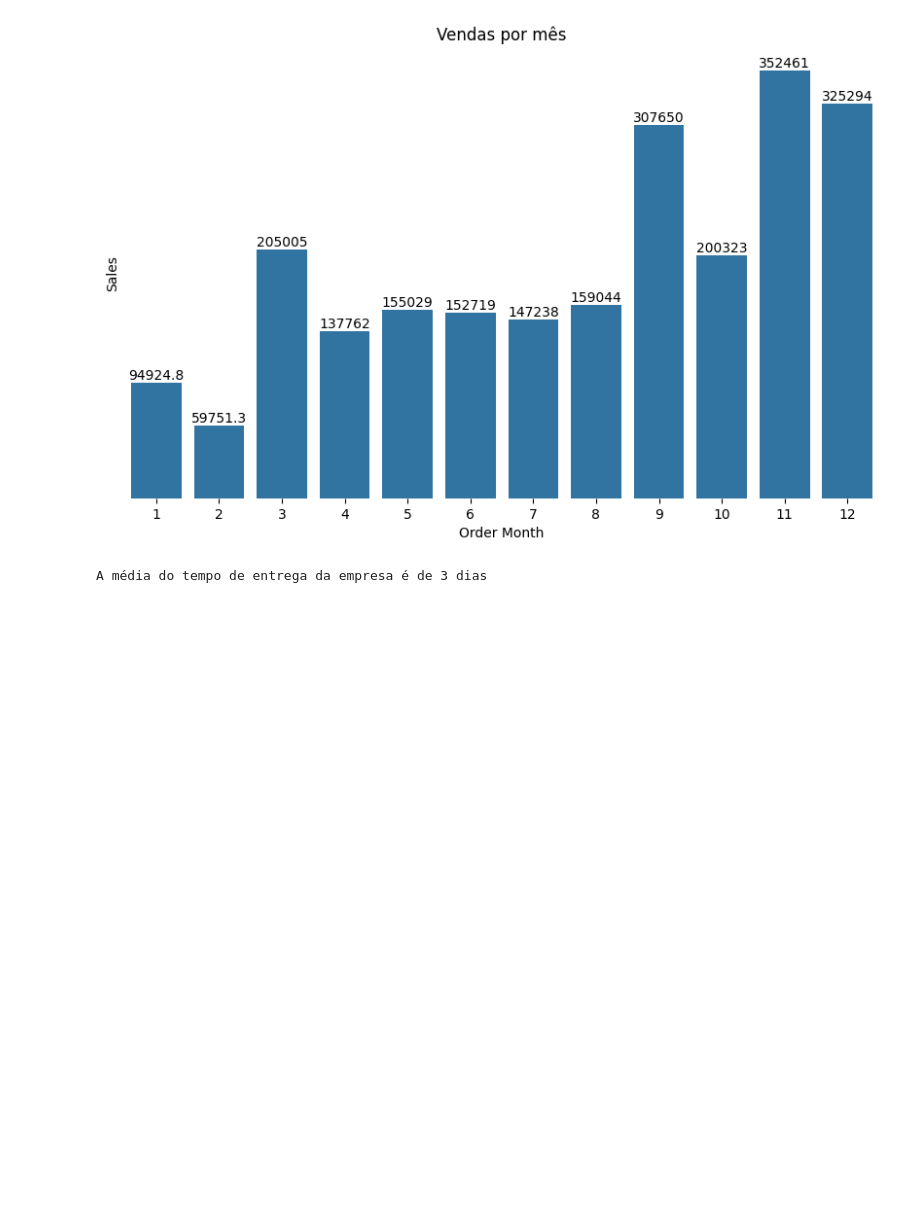
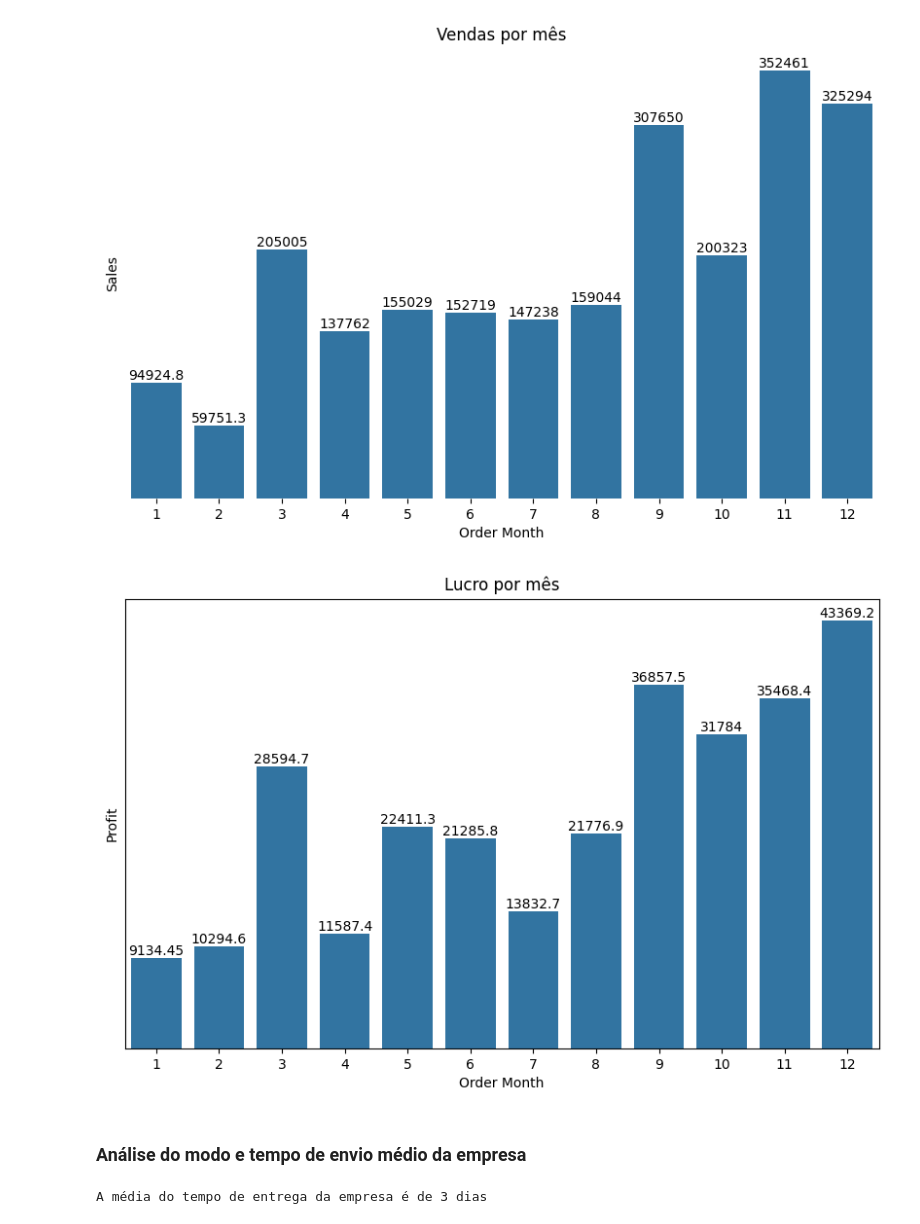
Before and after one commit to ArthurLindolpho/Projeto_Analise_de_Dados_Superstore, a Jupyter notebook: análise de dados - Superstore.ipynb, the cells around one changed output. Saved outputs shown, nothing was run; the diff lists cells and outputs as text; code cells hidden in the pictures; blank space fills up the shorter version.

```diff
--- a/análise de dados - Superstore.ipynb
+++ b/análise de dados - Superstore.ipynb
@@ -174,6 +207,18 @@ plt.title('Vendas por mês')
 plt.box(False)
 # %% [output]
 [figure]
+# %%
+plt.figure(figsize = (10,6))
+lucro_mes = sns.barplot(x = 'Order Month', y = 'Profit', errorbar=None, estimator=sum, data = df)
+for container in lucro_mes.containers:
+    lucro_mes.bar_label(container)
+plt.title('Lucro por mês')
+plt.yticks([])
+plt.show()
+# %% [output]
+[figure, added]
+# %% [markdown]
+### Análise do modo e tempo de envio médio da empresa
 # %%
 df['Shipping Time'] = df['Ship Date'] - df['Order Date']
 media_entrega = df['Shipping Time'].mean()
```
Also changed, not shown: parts of 11 cells of this notebook.
